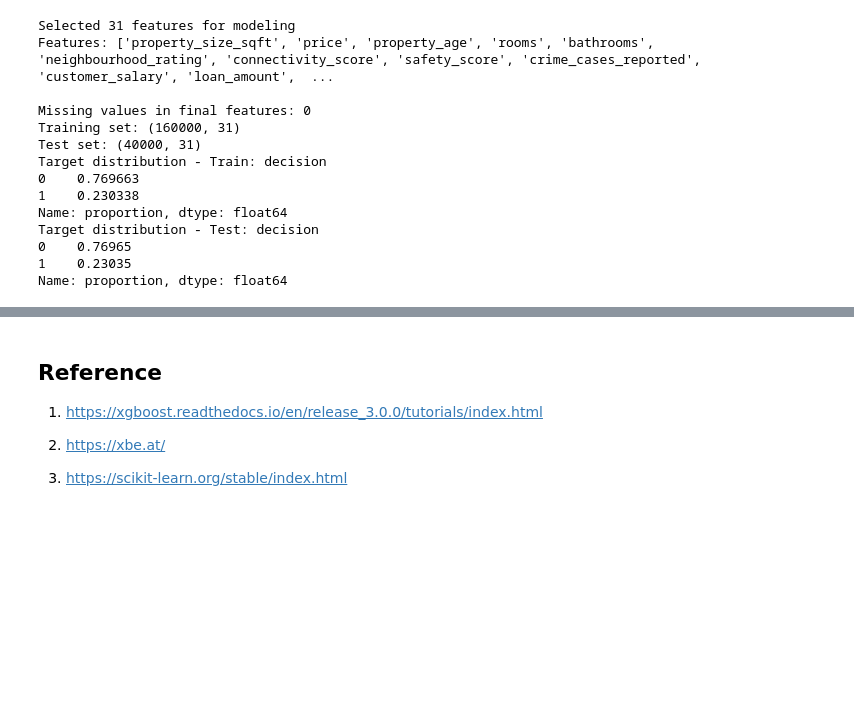
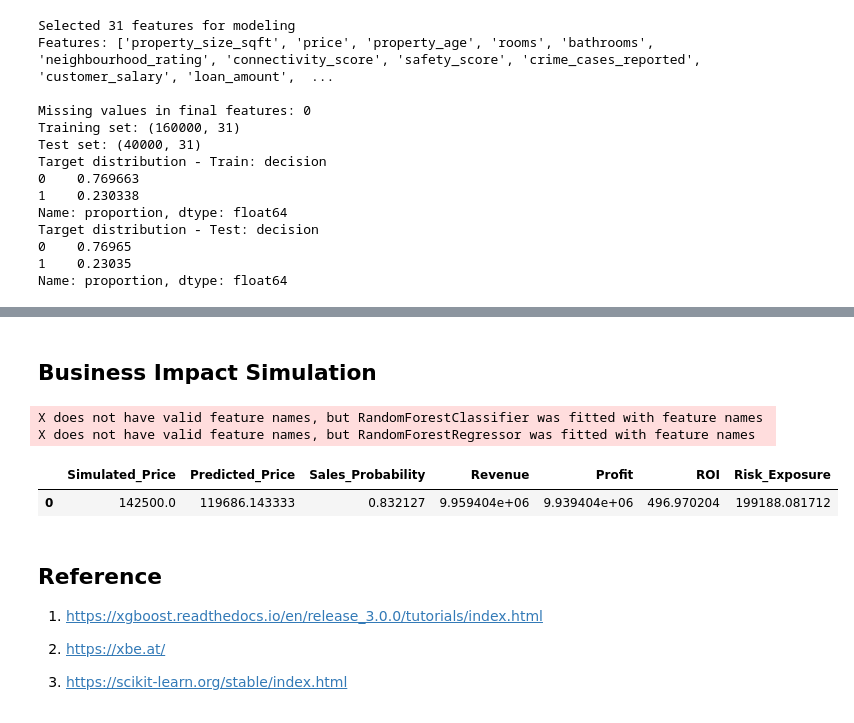
Before and after one commit to AmriDomas/DS-International-House-and-Buyer, a Jupyter notebook: eda/international-house-sales-and-buyer-loan.ipynb, the cells around one changed output, grey strips where cells are left out. Drawn from its saved outputs; the diff is of its cells as text; code cells hidden in the pictures; blank space fills up the shorter version.

```diff
--- a/eda/international-house-sales-and-buyer-loan.ipynb
+++ b/eda/international-house-sales-and-buyer-loan.ipynb
@@ -1583,3 +1799,72 @@ A worker stopped while some jobs were given to the executor. This can be caused
+# %% [markdown]
+## Business Impact Simulation
+# %%
+def business_simulation(
+    model_loan_trained,
+    model_sales_trained,
+    base_price,
+    interest_rate,
+    discount,
+    marketing_cost,
+    volume,
+    template_row
+):
+    # Create simulated row based on original format
+    simulated_price = base_price * (1 - discount)
+
+    sim_data = template_row.copy()
+
+    # Modify only the required features (adjust feature names as needed)
+    if "price" in sim_data.index:
+        sim_data["price"] = simulated_price
+
+    if "interest_rate" in sim_data.index:
+        sim_data["interest_rate"] = interest_rate
+
+    # Predict probabilities / regression using full feature format
+    X_sim = np.array([sim_data.values], dtype=float)
+
+    # Classification prediction (probability of buying / approve loan)
+    sales_prob = model_loan_trained.predict_proba(X_sim)[0][1]
+
+    # Regression prediction (expected sales revenue from model)
+    predicted_price = model_sales_trained.predict(X_sim)[0]
+
+    # Business metrics
+    revenue = predicted_price * sales_prob * volume
+    profit = revenue - marketing_cost
+    roi = profit / marketing_cost if marketing_cost > 0 else np.nan
+    risk = sales_prob * predicted_price * volume * 0.02  # 2% assumed loss
+
+    return {
+        "Simulated_Price": simulated_price,
+        "Predicted_Price": predicted_price,
+        "Sales_Probability": sales_prob,
+        "Revenue": revenue,
+        "Profit": profit,
+        "ROI": roi,
+        "Risk_Exposure": risk
+    }
+
+template_row = X_test_clf.iloc[0]
+
+result = business_simulation(
+    model_loan_trained=model_loan_trained,
+    model_sales_trained=model_sales_trained,
+    base_price=150000,
+    interest_rate=0.10,
+    discount=0.05,
+    marketing_cost=20000,
+    volume=100,
+    template_row=template_row
+)
+
+pd.DataFrame([result])
+# %% [output]
+X does not have valid feature names, but RandomForestClassifier was fitted with feature names
+X does not have valid feature names, but RandomForestRegressor was fitted with feature names
+|  | Simulated_Price | Predicted_Price | Sales_Probability | Revenue | Profit | ROI | Risk_Exposure |
+| 0 | 142500.0 | 119686.143333 | 0.832127 | 9.959404e+06 | 9.939404e+06 | 496.970204 | 199188.081712 |
 # %% [markdown]
 ## Reference
 
```
Also changed, not shown: parts of 19 cells of this notebook.
